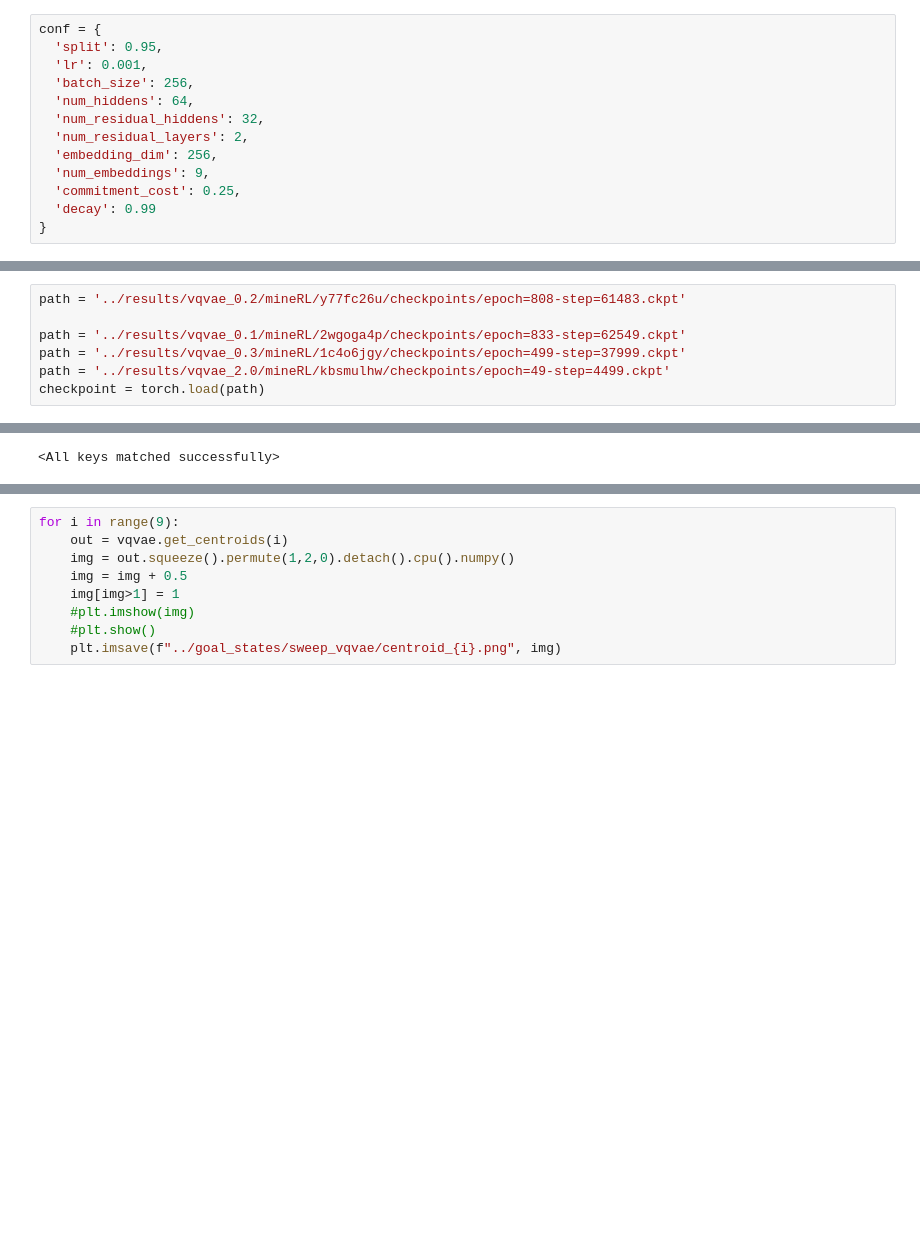
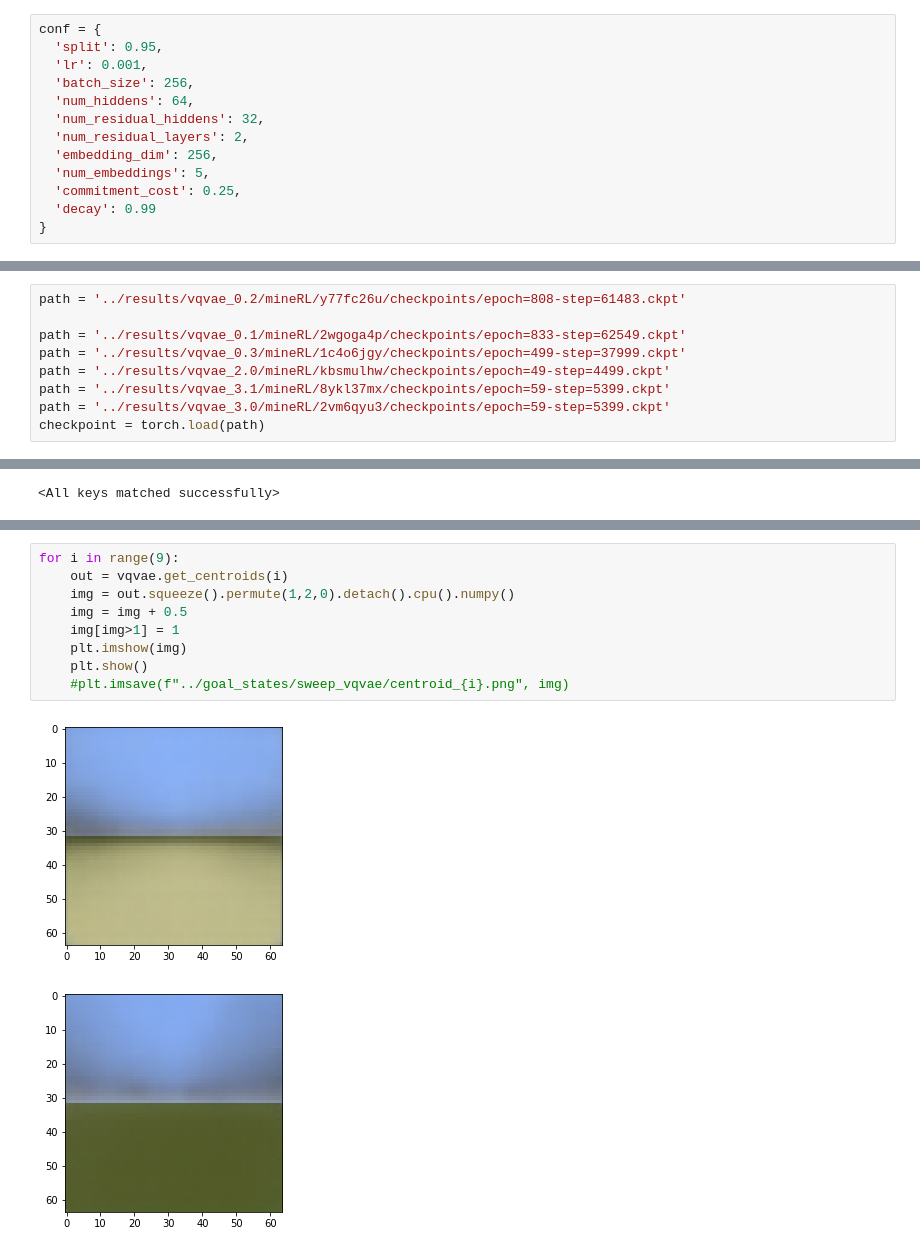
Before and after one commit to juanjo3ns/mineRL, a Jupyter notebook: src/jupyter/VQVAE_Centroids.ipynb, the cells around one changed output, grey strips where cells are left out. Drawn from its saved outputs; the diff is of its cells as text; blank space fills up the shorter version.

```diff
--- a/src/jupyter/VQVAE_Centroids.ipynb
+++ b/src/jupyter/VQVAE_Centroids.ipynb
@@ -128,7 +128,7 @@ conf = {
   'num_residual_hiddens': 32,
   'num_residual_layers': 2,
   'embedding_dim': 256,
-  'num_embeddings': 9,
+  'num_embeddings': 5,
   'commitment_cost': 0.25,
   'decay': 0.99
 }
@@ -171,6 +169,8 @@ path = '../results/vqvae_0.2/mineRL/y77fc26u/checkpoints/epoch=808-step=61483.ck
 path = '../results/vqvae_0.1/mineRL/2wgoga4p/checkpoints/epoch=833-step=62549.ckpt'
 path = '../results/vqvae_0.3/mineRL/1c4o6jgy/checkpoints/epoch=499-step=37999.ckpt'
 path = '../results/vqvae_2.0/mineRL/kbsmulhw/checkpoints/epoch=49-step=4499.ckpt'
+path = '../results/vqvae_3.1/mineRL/8ykl37mx/checkpoints/epoch=59-step=5399.ckpt'
+path = '../results/vqvae_3.0/mineRL/2vm6qyu3/checkpoints/epoch=59-step=5399.ckpt'
 checkpoint = torch.load(path)
 # %%
 vqvae.load_state_dict(checkpoint['state_dict'])
@@ -196,9 +189,12 @@ tensor([[ 9.3229e-04,  1.8156e-05,  1.7662e-07,  ...,  1.1470e-08,
 # %%
 for i in range(9):
     out = vqvae.get_centroids(i)
     img = out.squeeze().permute(1,2,0).detach().cpu().numpy()
     img = img + 0.5
     img[img>1] = 1
-    #plt.imshow(img)
-    #plt.show()
-    plt.imsave(f"../goal_states/sweep_vqvae/centroid_{i}.png", img)
+    plt.imshow(img)
+    plt.show()
+    #plt.imsave(f"../goal_states/sweep_vqvae/centroid_{i}.png", img)
+# %% [output]
+[figure, added]
+[figure, added]
```
Also changed, not shown: parts of 3 cells of this notebook, 15 other files.
